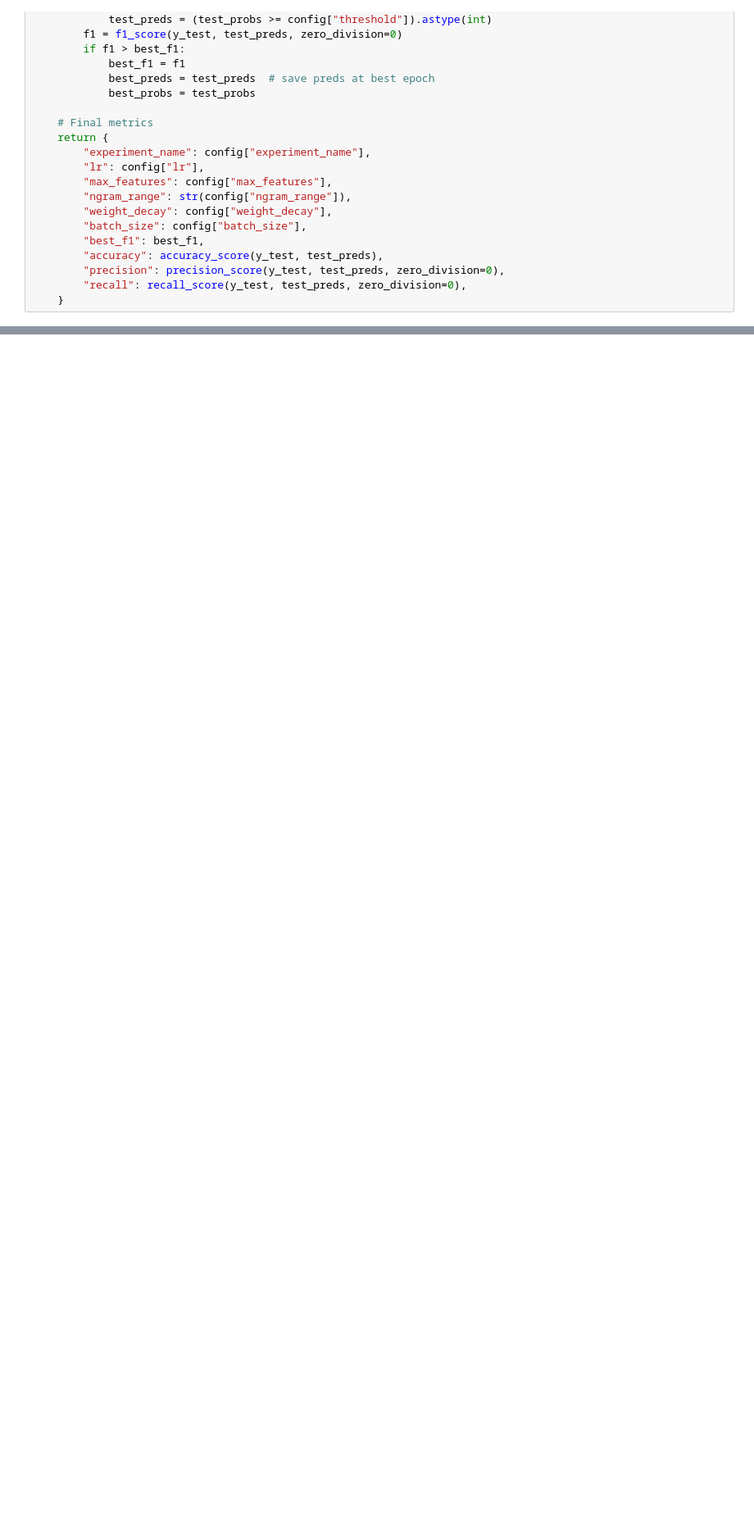
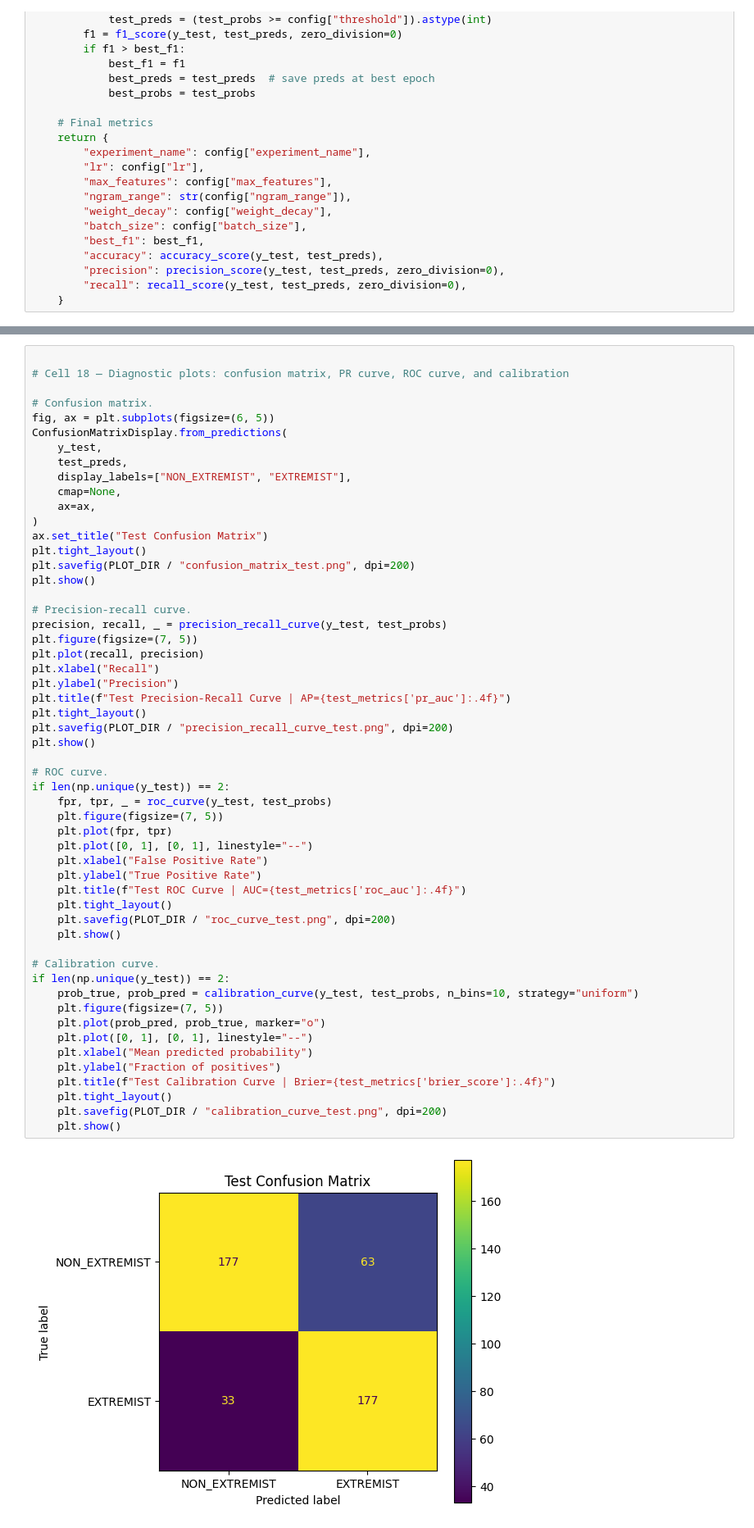
Before and after one commit to 73anthonyL/extremism_sentiment_analysis, a Jupyter notebook: studies/SLP_TF-IDF/official-research-slp-shap-for-extremism-detect.ipynb, the cells around one changed output, grey strips where cells are left out. Shown at 82% size. Saved outputs shown, nothing was run; the diff lists cells and outputs as text; blank space fills up the shorter version.

```diff
--- a/studies/SLP_TF-IDF/official-research-slp-shap-for-extremism-detect.ipynb
+++ b/studies/SLP_TF-IDF/official-research-slp-shap-for-extremism-detect.ipynb
@@ -394,0 +1053,56 @@ display(results_df.head(10))
+# %%
+
+# Cell 18 — Diagnostic plots: confusion matrix, PR curve, ROC curve, and calibration
+
+# Confusion matrix.
+fig, ax = plt.subplots(figsize=(6, 5))
+ConfusionMatrixDisplay.from_predictions(
+    y_test,
+    test_preds,
+    display_labels=["NON_EXTREMIST", "EXTREMIST"],
+    cmap=None,
+    ax=ax,
+)
+ax.set_title("Test Confusion Matrix")
+plt.tight_layout()
+plt.savefig(PLOT_DIR / "confusion_matrix_test.png", dpi=200)
+plt.show()
+
+# Precision-recall curve.
+precision, recall, _ = precision_recall_curve(y_test, test_probs)
+plt.figure(figsize=(7, 5))
+plt.plot(recall, precision)
+plt.xlabel("Recall")
+plt.ylabel("Precision")
+plt.title(f"Test Precision-Recall Curve | AP={test_metrics['pr_auc']:.4f}")
+plt.tight_layout()
+plt.savefig(PLOT_DIR / "precision_recall_curve_test.png", dpi=200)
+plt.show()
+
+# ROC curve.
+if len(np.unique(y_test)) == 2:
+    fpr, tpr, _ = roc_curve(y_test, test_probs)
+    plt.figure(figsize=(7, 5))
+    plt.plot(fpr, tpr)
+    plt.plot([0, 1], [0, 1], linestyle="--")
+    plt.xlabel("False Positive Rate")
+    plt.ylabel("True Positive Rate")
+    plt.title(f"Test ROC Curve | AUC={test_metrics['roc_auc']:.4f}")
+    plt.tight_layout()
+    plt.savefig(PLOT_DIR / "roc_curve_test.png", dpi=200)
+    plt.show()
+
+# Calibration curve.
+if len(np.unique(y_test)) == 2:
+    prob_true, prob_pred = calibration_curve(y_test, test_probs, n_bins=10, strategy="uniform")
+    plt.figure(figsize=(7, 5))
+    plt.plot(prob_pred, prob_true, marker="o")
+    plt.plot([0, 1], [0, 1], linestyle="--")
+    plt.xlabel("Mean predicted probability")
+    plt.ylabel("Fraction of positives")
+    plt.title(f"Test Calibration Curve | Brier={test_metrics['brier_score']:.4f}")
+    plt.tight_layout()
+    plt.savefig(PLOT_DIR / "calibration_curve_test.png", dpi=200)
+    plt.show()
+# %% [output]
+[figure, added]
```
Also changed, not shown: parts of 37 cells of this notebook.
